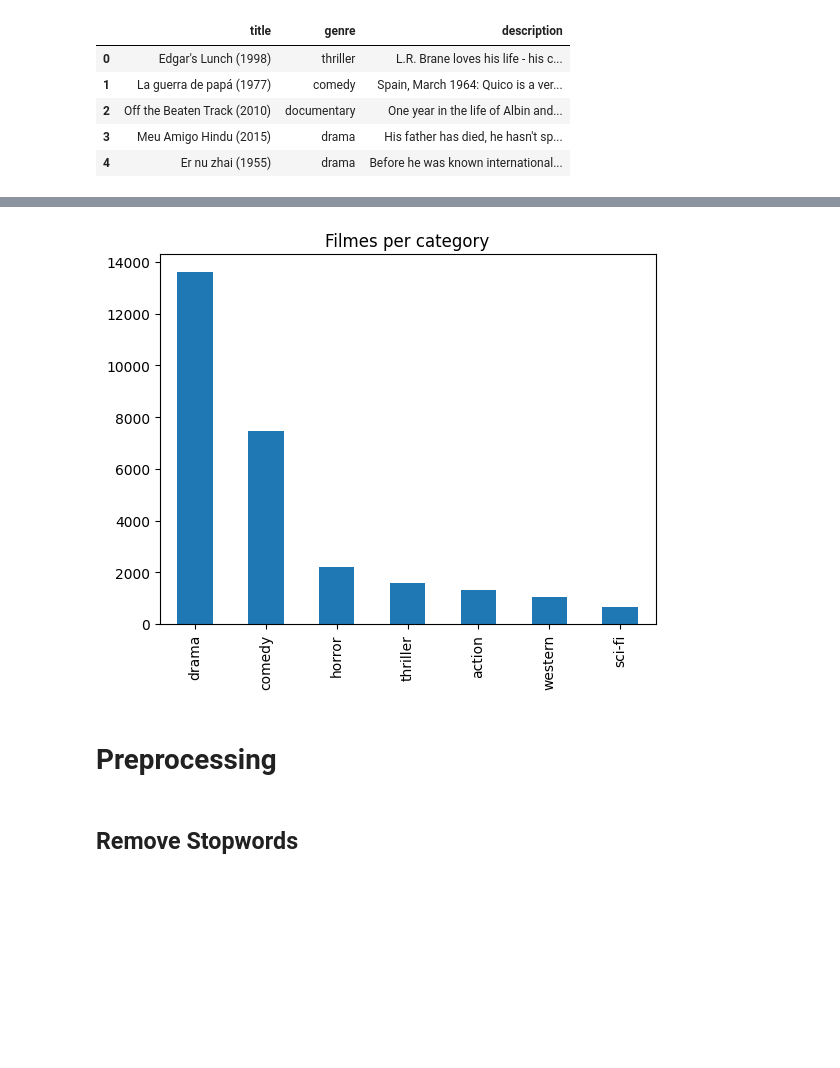
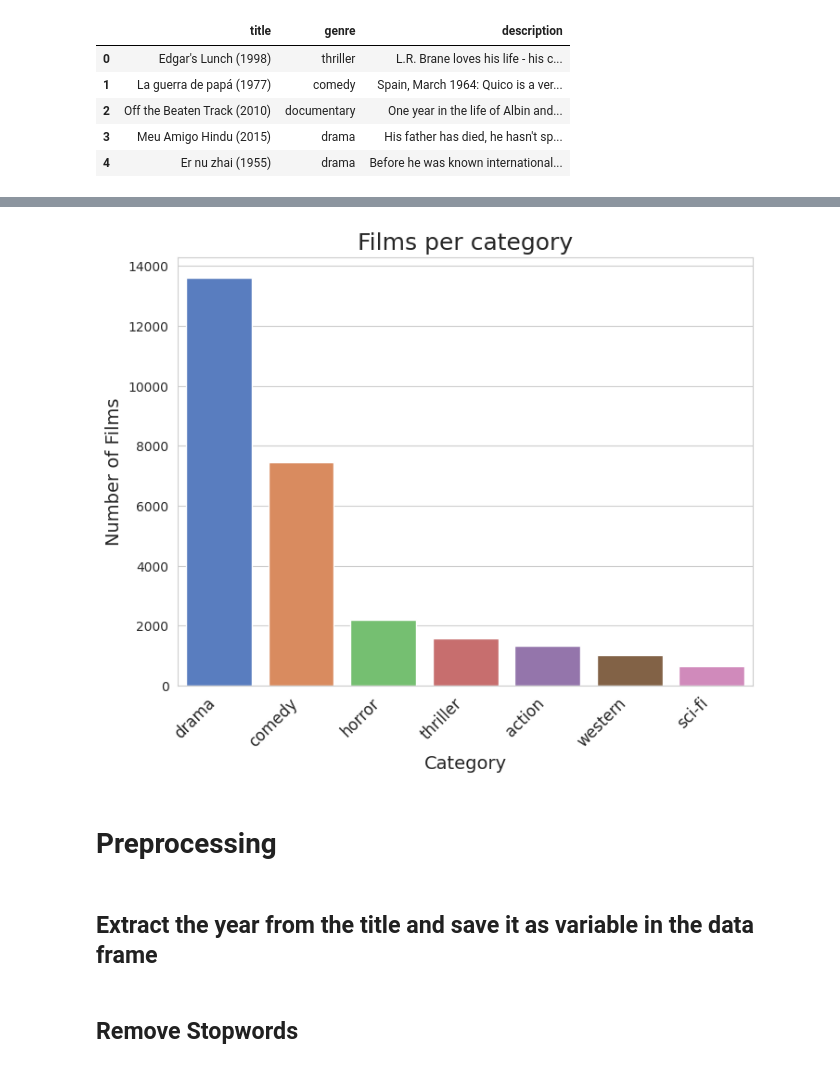
Before and after one commit to dominikwielath/Advanced_NLP_Project, a Jupyter notebook: final-advanced.ipynb, the cells around one changed output, grey strips where cells are left out. Cells and saved outputs as stored; diff of their text form; code cells hidden in the pictures; blank space fills up the shorter version.

```diff
--- a/final-advanced.ipynb
+++ b/final-advanced.ipynb
@@ -40,5 +51,5 @@ directory_david2 = '/run/media/davovapo/hdd1-dvp/DSMMaster/advanced-nlp/Advanced
 directory_miguel ='/Users/Miguel/Desktop/BSE/Term2/Advanced NLP/Advanced_NLP_Project/Genre Classification Dataset/'
 directory_dominik = ''
 
-directory = directory_david2
+directory = directory_dominik
 # %%
@@ -77,7 +88,19 @@ df_test.head()
 | 3 | Meu Amigo Hindu (2015) | drama | His father has died, he hasn't sp... |
 | 4 | Er nu zhai (1955) | drama | Before he was known international... |
 # %%
-df_train.genre.value_counts().plot(kind='bar')
-plt.title("Filmes per category")
+# Create a bar plot of the genre counts
+sns.set_style("whitegrid")
+plt.figure(figsize=(8,6))
+sns.barplot(x=df_train.genre.value_counts().index,
+            y=df_train.genre.value_counts(),
+            palette="muted")
+
+# Customize the plot
+plt.title("Films per category", fontsize=18)
+plt.xlabel("Category", fontsize=14)
+plt.ylabel("Number of Films", fontsize=14)
+plt.xticks(rotation=45, ha='right', fontsize=12)
+
+# Show the plot
 plt.show()
 # %% [output]
@@ -89,10 +114,24 @@ list_labels = ["drama", "comedy", "horror", "thriller", "action", "western", "sc
 df_train = df_train[df_train["genre"].isin(list_labels)]
 df_test = df_test[df_test["genre"].isin(list_labels)]
 # %%
-df_train.genre.value_counts().plot(kind='bar')
-plt.title("Filmes per category")
+# Create a bar plot of the genre counts
+sns.set_style("whitegrid")
+plt.figure(figsize=(8,6))
+sns.barplot(x=df_train.genre.value_counts().index,
+            y=df_train.genre.value_counts(),
+            palette="muted")
+
+# Customize the plot
+plt.title("Films per category", fontsize=18)
+plt.xlabel("Category", fontsize=14)
+plt.ylabel("Number of Films", fontsize=14)
+plt.xticks(rotation=45, ha='right', fontsize=12)
+
+# Show the plot
 plt.show()
 # %% [output]
-[figure, old version]
+[figure, new version]
 # %% [markdown]
 # Preprocessing
+# %% [markdown]
+## Extract the year from the title and save it as variable in the data frame
```
Also changed, not shown: parts of 30 cells of this notebook.
